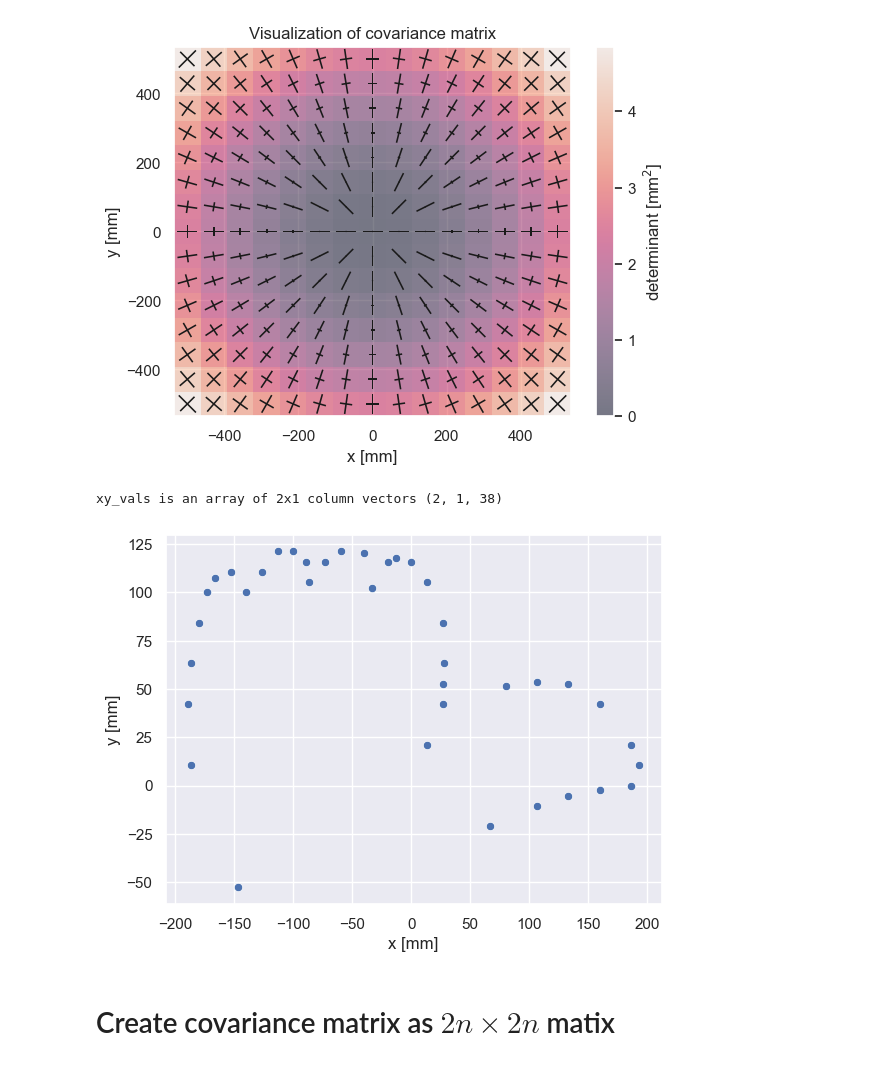
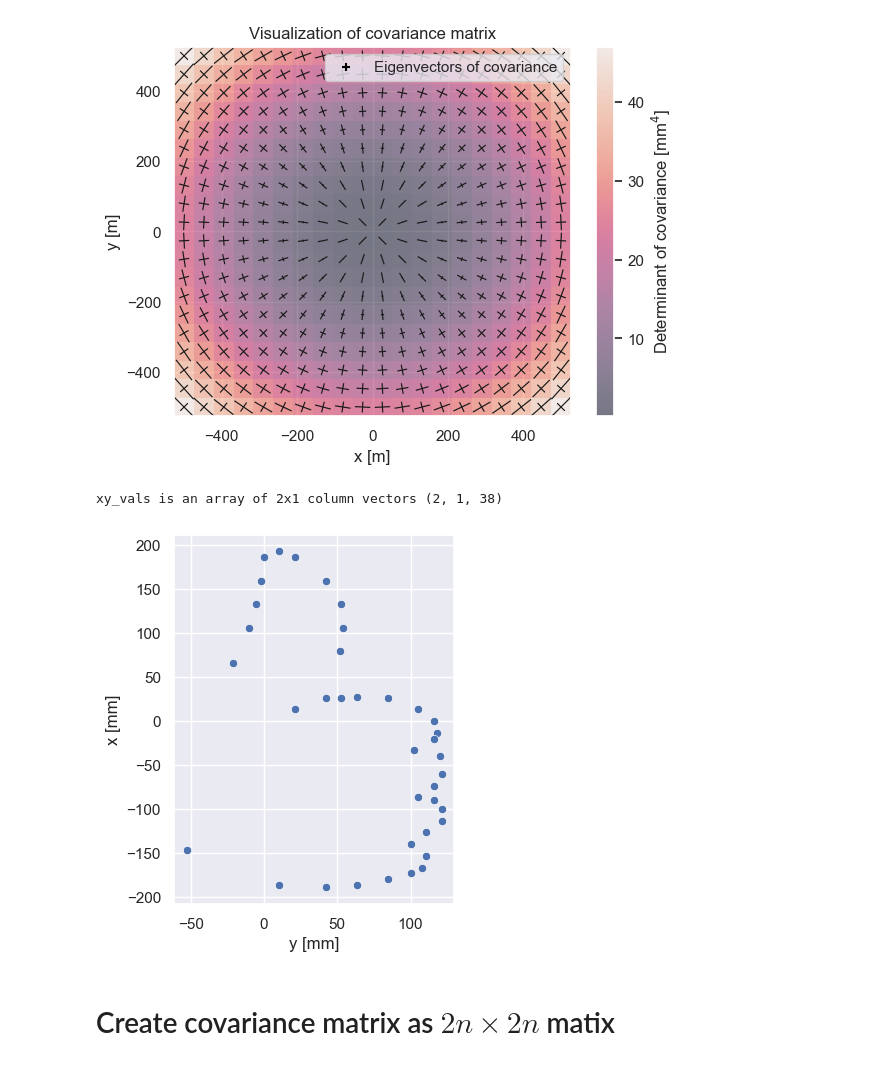
Before and after one commit to SecretGmG/nmp_exercises, a Jupyter notebook: ex_02/serie2_Sigrist.ipynb, the cells around one changed output. Drawn from its saved outputs; the diff is of its cells as text; code cells hidden in the pictures.

```diff
--- a/ex_02/serie2_Sigrist.ipynb
+++ b/ex_02/serie2_Sigrist.ipynb
@@ -30,7 +35,7 @@ $\displaystyle \left[\begin{matrix}k_{11} \cos^{2}{\left(\phi \right)} + k_{22}
 # %%
-# plot a 1 square meter area
-_x = np.linspace(-500,500, 15)
-_y = np.linspace(-500,500, 15)
+# plot a 1 square kilometer area
+_x = np.linspace(-500_000,500_000, 20)
+_y = np.linspace(-500_000,500_000, 20)
 
 x, y = np.meshgrid(_x, _y)
 
@@ -38,8 +43,8 @@ x, y = np.meshgrid(_x, _y)
 r = np.sqrt(x**2 + y**2)
 phi = np.atan2(y, x)
 
-r_cov = 2 # mm
-phi_cov = np.deg2rad(1/3600) # 1''
+r_cov = 2**2 # mm
+phi_cov = np.deg2rad(1/3600)**2 # 1''
 
 # compute covariances via formula from previous cell
 covariance_lambda = sympy.lambdify([k11, k22, r_sym, phi_sym], formula)
@@ -50,25 +55,27 @@ covariances = np.moveaxis(covariances, [0,1], [2,3])
 
 plt.figure()
 plt.title('Visualization of covariance matrix')
-nmp_util.matrix_quiver(x, y, covariances, shade_determinant=True)
-plt.xlabel('x [mm]')
-plt.ylabel('y [mm]')
+nmp_util.matrix_quiver(x/1000, y/1000, covariances, shade_determinant=True, label = 'Eigenvectors of covariance', det_label='Determinant of covariance [mm$^4$]')
+plt.legend()
+plt.xlabel('x [m]')
+plt.ylabel('y [m]')
 plt.show()
 # %% [output]
-[figure, old version]
+[figure, new version]
 # %%
 campPP_df = nmp_util.read_dat('campPP_mar2024.dat', names = ['angle [°]', 'r [mm]']).astype(float)
 # %%
 f_lambda = sympy.lambdify([phi_sym, r_sym],f_expr)
 xy_vals = f_lambda(np.deg2rad(campPP_df['angle [°]']), campPP_df['r [mm]'])
 print(f'xy_vals is an array of 2x1 column vectors {xy_vals.shape}')
 campPP_df['x [mm]'] = xy_vals[0,0,:]
 campPP_df['y [mm]'] = xy_vals[1,0,:]
-sns.scatterplot(campPP_df, x = 'x [mm]', y = 'y [mm]')
+plt.axes().set_aspect(0.6)
+sns.scatterplot(campPP_df, x = 'y [mm]', y = 'x [mm]')
 plt.show()
 # %% [output]
 xy_vals is an array of 2x1 column vectors (2, 1, 38)
-[figure, old version]
+[figure, new version]
 # %% [markdown]
 # Create covariance matrix as $2n \times 2n$ matix
 # %%
```
Also changed, not shown: parts of 2 cells of this notebook, 1 other file.
